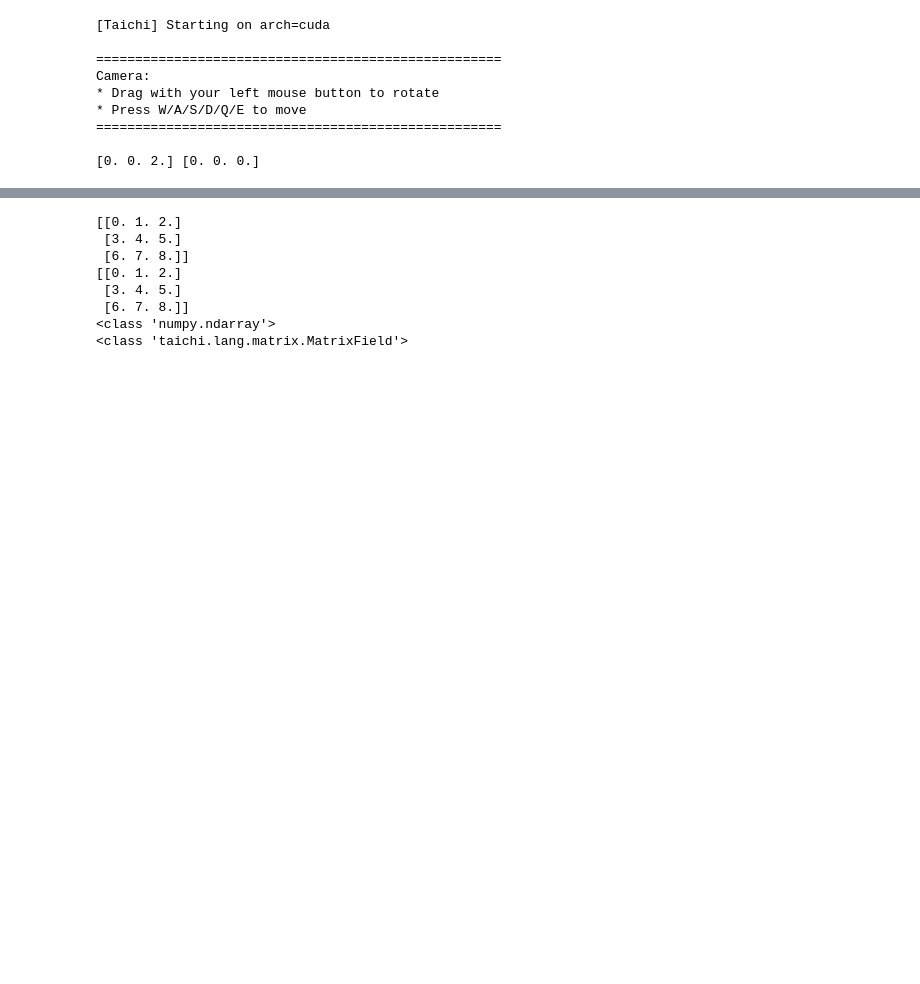
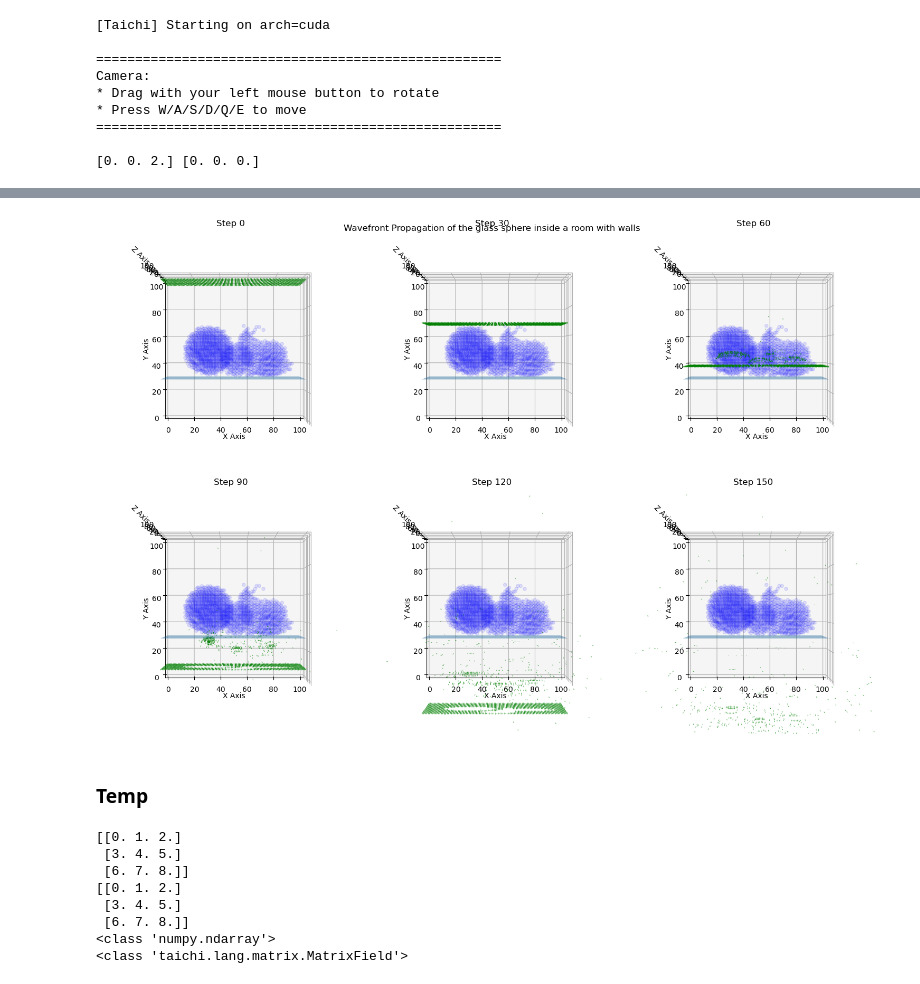
Before and after one commit to swirling-wind/Eikonal-Voxel-Rendering, a Jupyter notebook: main.ipynb, the cells around one changed output, grey strips where cells are left out. Cells and saved outputs as stored; diff of their text form; code cells hidden in the pictures; blank space fills up the shorter version.

```diff
--- a/main.ipynb
+++ b/main.ipynb
@@ -159,0 +170,7 @@ show_ior_field(testor.to_numpy(), initial_wavefront_pos, initial_wavefront_dir)
+# %%
+@torch.jit.script
+def compute_3d_gradients(ior_field: torch.Tensor, device: torch.device) -> tuple[torch.Tensor, torch.Tensor, torch.Tensor]:
+    grad_x, grad_y, grad_z = torch.gradient(ior_field)
+    return grad_x.to(device), grad_y.to(device), grad_z.to(device)
+
+scene_ior_gradients = compute_3d_gradients(scene_ior, device)
@@ -160,3 +226,57 @@ show_ior_field(testor.to_numpy(), initial_wavefront_pos, initial_wavefront_dir)
+# %%
+def show_propagation_results(convex_pos_res, convex_dir_res, IOR, num_show_images, fig_name):
+    num_cols = min(num_show_images, 3)
+    num_rows = (num_show_images + num_cols - 1) // num_cols
+    num_steps = len(convex_pos_res) - 1
+
+    show_indices = [i for i in range(0, num_steps+1, max(num_steps // (num_show_images-1), 1))]
+    show_indices.append(num_steps)
+    if len(show_indices) > num_show_images:
+        show_indices = show_indices[:num_show_images]
+
+    fig = plt.figure(figsize=(5 * num_cols, 5 * num_rows))
+
+    for i, index in enumerate(show_indices):
+        ax = fig.add_subplot(num_rows, num_cols, i + 1, projection='3d')
+        ax.set_box_aspect([1,1,1])
+        ax.set_xlim(0, IOR.shape[0])
+        ax.set_ylim(0, IOR.shape[1])
+        ax.set_zlim(0, IOR.shape[2])
+        ax.set_xlabel('X Axis')
+        ax.set_ylabel('Y Axis')
+        ax.set_zlabel('Z Axis')
+        ax.set_title(f"Step {index}")
+
+        # Visualize 3D IOR field
+        IOR_np = IOR.cpu().numpy()
+        x_points, y_points, z_points = np.where(IOR_np == GLASS_IOR)
+        subsample_step_sphere = max(1, len(x_points) // 1500)  # Adjust the number to control the number of points
+        subsample_indices_sphere = np.arange(0, len(x_points), subsample_step_sphere)
+        ax.scatter(x_points[subsample_indices_sphere], y_points[subsample_indices_sphere], z_points[subsample_indices_sphere], color='blue', alpha=0.1)
+
+        # Visualize Wavefront
+        wavefront_positions = convex_pos_res[index].cpu().numpy()
+        wavefront_directions = convex_dir_res[index].cpu().numpy()
+        subsample_step_wavefront = max(1, wavefront_positions.shape[0] // 2000)  # Adjust the number to control the number of points
+        subsample_indices_wavefront = np.arange(0, wavefront_positions.shape[0], subsample_step_wavefront)
+        ax.quiver(wavefront_positions[subsample_indices_wavefront, 0], wavefront_positions[subsample_indices_wavefront, 1], wavefront_positions[subsample_indices_wavefront, 2],
+                  wavefront_directions[subsample_indices_wavefront, 0], wavefront_directions[subsample_indices_wavefront, 1], wavefront_directions[subsample_indices_wavefront, 2],
+                  length=1, color='green', normalize=True, linewidths=0.7, arrow_length_ratio=0.4, alpha=0.4)
+        xx, zz = np.meshgrid(np.arange(NUM_X), np.arange(NUM_Z))
+        yy = np.ones_like(xx) * (-floor_height) * NUM_Y
+        ax.plot_surface(xx, yy, zz, alpha=0.5)
+        ax.view_init(elev=90, azim=-90)
+
+    fig.tight_layout()
+    fig.suptitle(fig_name)
+    plt.show()
+
+num_show_images = 6
+show_propagation_results(wavefront_positions_list, wavefront_directions_list, scene_ior, num_show_images, "Wavefront Propagation of the glass sphere inside a room with walls")
+# %% [output]
+[figure, added]
+# %% [markdown]
+### Temp
 # %%
 x = ti.field(float, shape=(3, 3))
 a = np.arange(9).reshape(3, 3).astype(np.int32)
```
Also changed, not shown: parts of 10 cells of this notebook.
